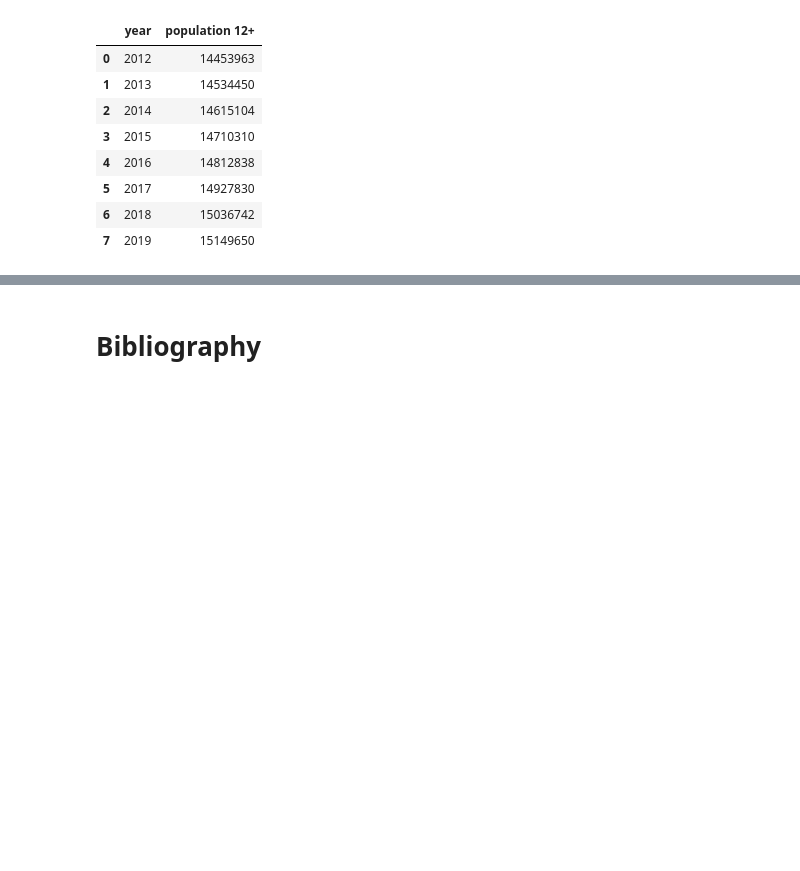
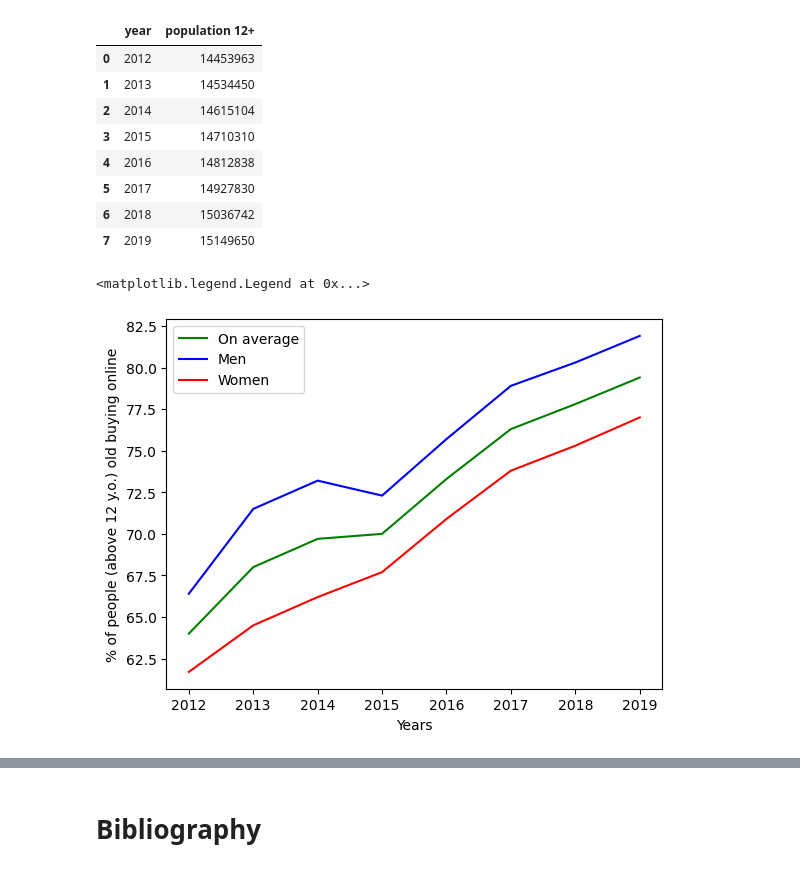
Before and after one commit to Lmolkenboer/TIL6022-project, a Jupyter notebook: project_template_new.ipynb, the cells around one changed output, grey strips where cells are left out. Saved outputs shown, nothing was run; the diff lists cells and outputs as text; code cells hidden in the pictures; blank space fills up the shorter version.

```diff
--- a/project_template_new.ipynb
+++ b/project_template_new.ipynb
@@ -100,3 +100,18 @@ fig = px.bar(df,
              text = 'population 12+',
 )
 fig.show()
+# %%
+t = pd.read_csv('Data_online_shopping_total.csv', delimiter = ';', index_col = 0)
+m = pd.read_csv('Data_online_shopping_men.csv', delimiter = ';', index_col = 0)
+w = pd.read_csv('Data_online_shopping_women.csv', delimiter = ';', index_col = 0)
+
+t['Totaal online aankopen'].plot(color = 'g', label = 'On average')
+m['Totaal online aankopen'].plot(color = 'b', label = 'Men')
+w['Totaal online aankopen'].plot(color = 'r', label = 'Women')
+
+plt.xlabel('Years')
+plt.ylabel('% of people (above 12 y.o.) old buying online')
+plt.legend()
+# %% [output]
+<matplotlib.legend.Legend at 0x...>
+[figure, added]
```
Also changed, not shown: parts of 1 cell of this notebook.
